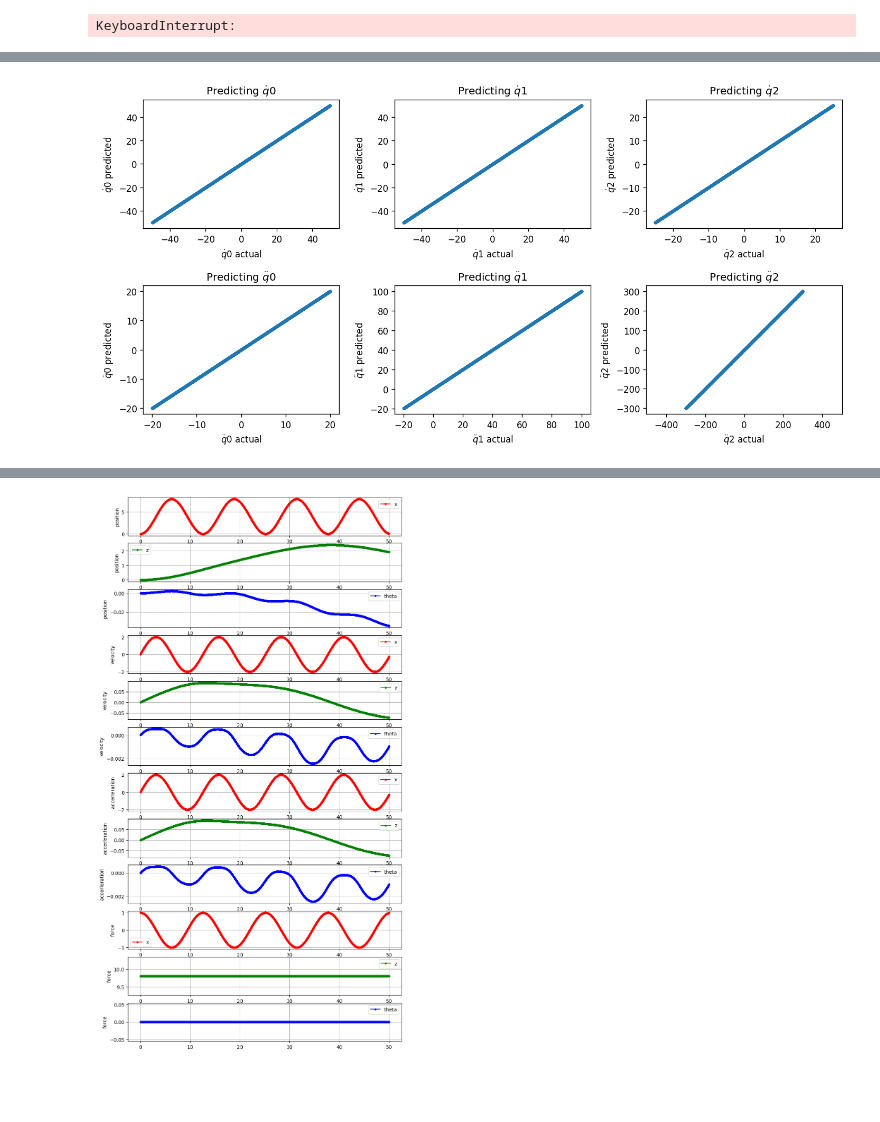
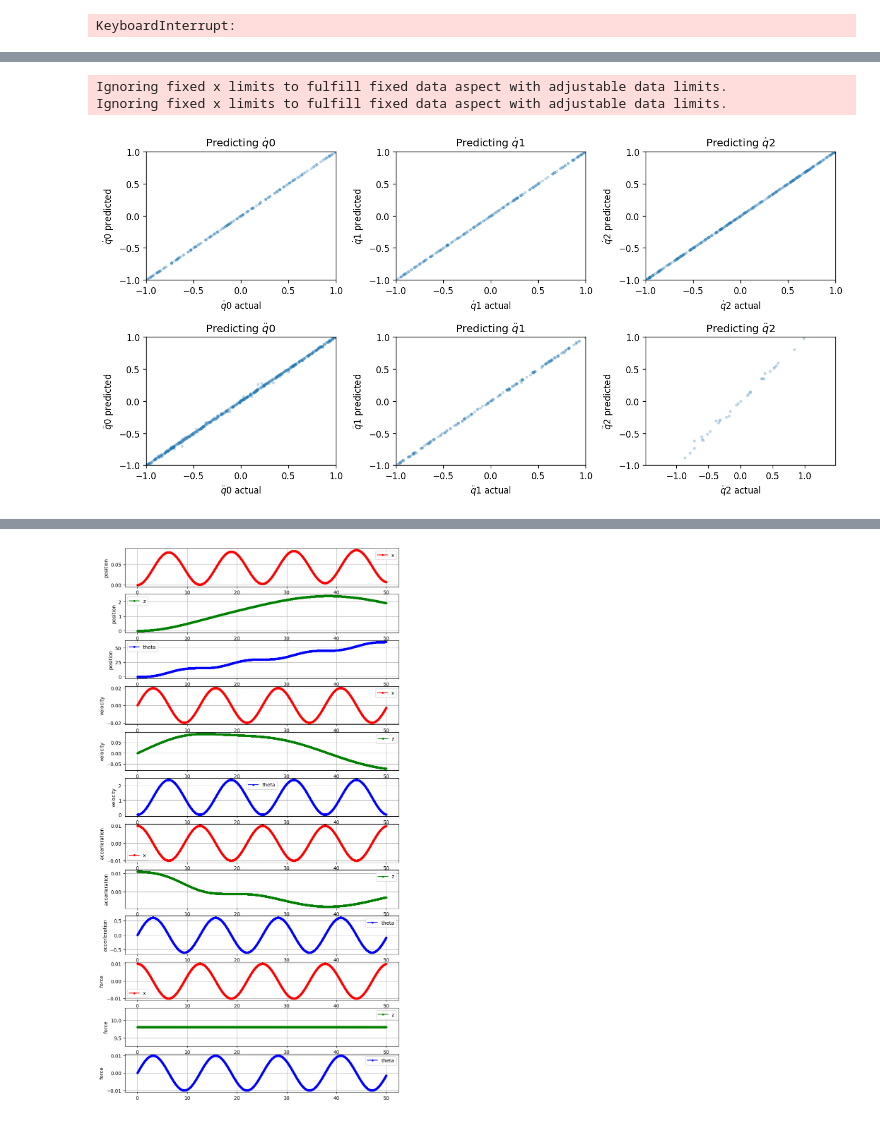
Before and after one commit to stevenwman/afil-project, a Jupyter notebook: LNN_tutorial_mod_rand_noF.ipynb, the cells around one changed output, grey strips where cells are left out. Drawn from its saved outputs; the diff is of its cells as text; code cells hidden in the pictures; blank space fills up the shorter version.

```diff
--- a/LNN_tutorial_mod_rand_noF.ipynb
+++ b/LNN_tutorial_mod_rand_noF.ipynb
@@ -352,13 +346,17 @@ for i in range(2):
         axes[i][j].set_ylabel(fr'${deriv} q{j}$ predicted')
         plt.axis('equal')
         k += 1
+        axes[i][j].set_xlim(-1, 1)
+        axes[i][j].set_ylim(-1, 1)
 plt.tight_layout()
 plt.show()
 
 # with open('min_loss_model_params.pkl', 'wb') as f:
 #     pickle.dump(min_loss_params, f)
 # %% [output]
+Ignoring fixed x limits to fulfill fixed data aspect with adjustable data limits.
+Ignoring fixed x limits to fulfill fixed data aspect with adjustable data limits.
-[figure, old version]
+[figure, new version]
 # %%
 # # choose an initial state
 # x1 = np.array([0, 0, 0, 0, 0, 0], dtype=np.float32)
@@ -413,7 +411,7 @@ def dynamics(params, states, forces):
 x0 = jnp.array([0,0,0,0,0,0], dtype=np.float32)
 tsteps = np.linspace(0, 50, num=5000)
 
-forcing_fn = lambda t: np.array([1 * np.cos(0.5*t) , 9.81, 0 * np.sin(0.5*t) ], dtype=np.float32)
+forcing_fn = lambda t: np.array([0.01 * np.cos(0.5*t) , 9.81, 0.01 * np.sin(0.5*t) ], dtype=np.float32)
 
 f = lambda state, t: dynamics(params, state, forcing_fn(t))
 
@@ -452,27 +450,27 @@ t=50.000,4999/5000
 # %%
 xs = np.array(xs[:])
 xts = np.array(xts[:])
 frcs = np.array(frcs[:])
 
 cutoff = xs.shape[0] // 1
 
 plt.figure(figsize=(10,20))
 
 legends = ['x', 'z', 'theta']
 labels = ['position', 'velocity', 'accerleration', 'force']
 colors = ['red', 'green', 'blue']
 
 for i in range(12):
     plt.subplot(12,1,i+1)
     if i < 6:
         plt.plot(ts[:cutoff], xs[:cutoff,i], linestyle='-', marker='.', color=colors[i%3])
     elif i < 9:
-        plt.plot(ts[:cutoff], xts[:cutoff,i-6], linestyle='-', marker='.', color=colors[i%3])
+        plt.plot(ts[:cutoff], xts[:cutoff,i-3], linestyle='-', marker='.', color=colors[i%3])
     else:
         plt.plot(ts[:cutoff], frcs[:cutoff,i-9], linestyle='-', marker='.', color=colors[i%3])
     plt.legend([legends[i%3]])
     plt.ylabel(labels[i//3])
     plt.grid()
 # %% [output]
-[figure, old version]
+[figure, new version]
 # %%
```
Also changed, not shown: parts of 3 cells of this notebook, 16 other files.
